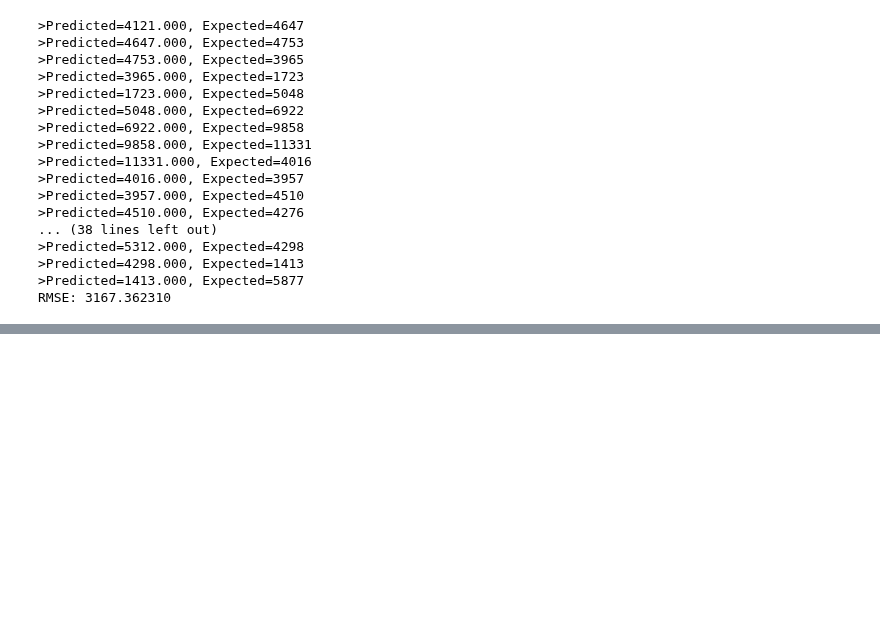
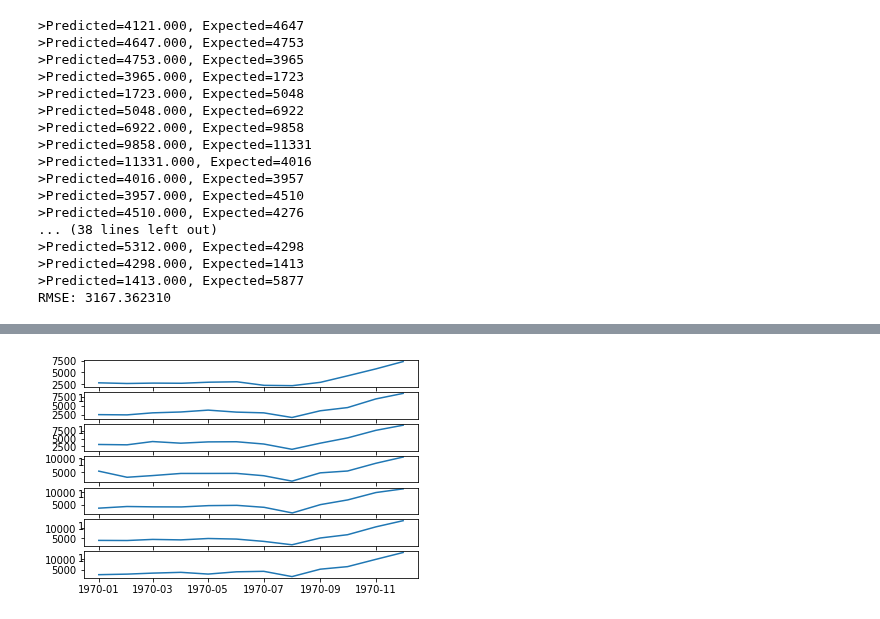
Before and after one commit to ayosamobitade/Time-Series-Analytic-Projects, a Jupyter notebook: Monthly Sales of French Champagne/Untitled.ipynb, the cells around one changed output, grey strips where cells are left out. Drawn from its saved outputs; the diff is of its cells as text; code cells hidden in the pictures; blank space fills up the shorter version.

```diff
--- a/Monthly Sales of French Champagne/Untitled.ipynb
+++ b/Monthly Sales of French Champagne/Untitled.ipynb
@@ -78,0 +100,16 @@ RMSE: 3167.362310
+# %%
+# seasonal line plots
+
+groups = series['1964':'1970'].groupby(pd.Grouper(freq = 'A'))
+year = pd.DataFrame()
+plt.figure()
+
+i = 1
+n_groups = len(groups)
+for name, group in groups:
+    plt.subplot((n_groups * 100) + 10 + i)
+    i += 1
+    plt.plot(group)
+plt.show()
+# %% [output]
+[figure, added]
```
Also changed, not shown: parts of 5 cells of this notebook.
